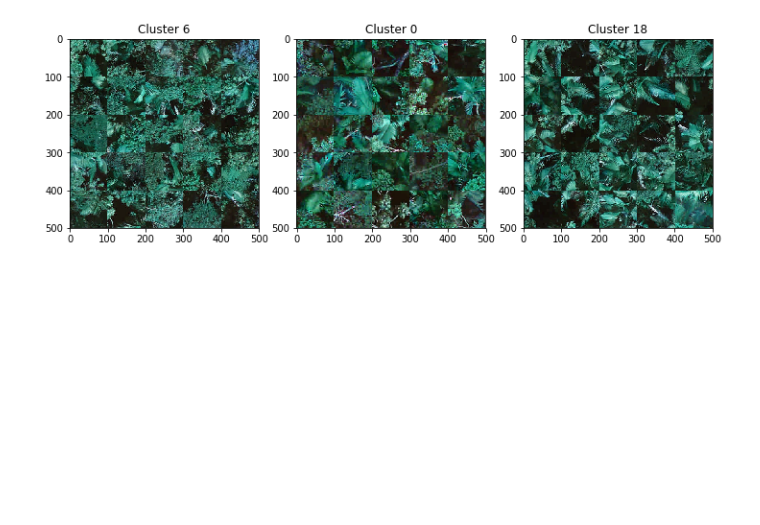
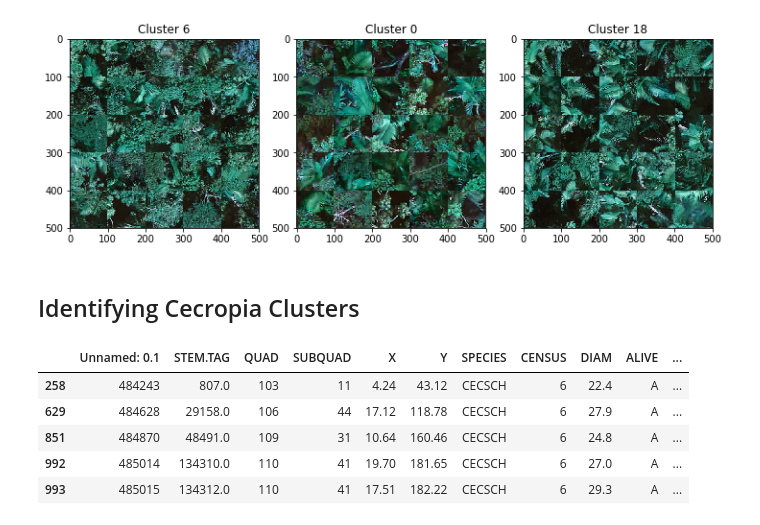
Before and after one commit to helenjin/APL, a Jupyter notebook: ResNet_Clustering.ipynb, the cells around one changed output. Cells and saved outputs as stored; diff of their text form; code cells hidden in the pictures; blank space fills up the shorter version.

```diff
--- a/ResNet_Clustering.ipynb
+++ b/ResNet_Clustering.ipynb
@@ -151,3 +150,21 @@ for cluster in sorted_cluster.astype(int)[-3:]:
 plt.show()
 # %% [output]
 [figure]
+# %% [markdown]
+## Identifying Cecropia Clusters
+# %%
+# lfdp_ground_labels = pd.read_csv("LFDP_ground_labels.csv")
+# lfdp_ground_labels = lfdp_ground_labels.drop('Unnamed: 0', axis=1)
+
+# don't need to do the above if you already identified Palm Clusters in the previous step
+
+lfdp_cecropia = lfdp_ground_labels.loc[(lfdp_ground_labels['SPECIES'] == 'CECSCH') & (lfdp_ground_labels['ALIVE'] == 'A')]
+lfdp_cecropia = lfdp_cecropia[lfdp_cecropia['DIAM'] >= 20]
+lfdp_cecropia.head()
+# %% [output]
+|  | Unnamed: 0.1 | STEM.TAG | QUAD | SUBQUAD | X | Y | SPECIES | CENSUS | DIAM | ALIVE | ... |
+| 258 | 484243 | 807.0 | 103 | 11 | 4.24 | 43.12 | CECSCH | 6 | 22.4 | A | ... |
+| 629 | 484628 | 29158.0 | 106 | 44 | 17.12 | 118.78 | CECSCH | 6 | 27.9 | A | ... |
+| 851 | 484870 | 48491.0 | 109 | 31 | 10.64 | 160.46 | CECSCH | 6 | 24.8 | A | ... |
+| 992 | 485014 | 134310.0 | 110 | 41 | 19.70 | 181.65 | CECSCH | 6 | 27.0 | A | ... |
+| 993 | 485015 | 134312.0 | 110 | 41 | 17.51 | 182.22 | CECSCH | 6 | 29.3 | A | ... |
```
Also changed, not shown: parts of 8 cells of this notebook, 15 other files.
